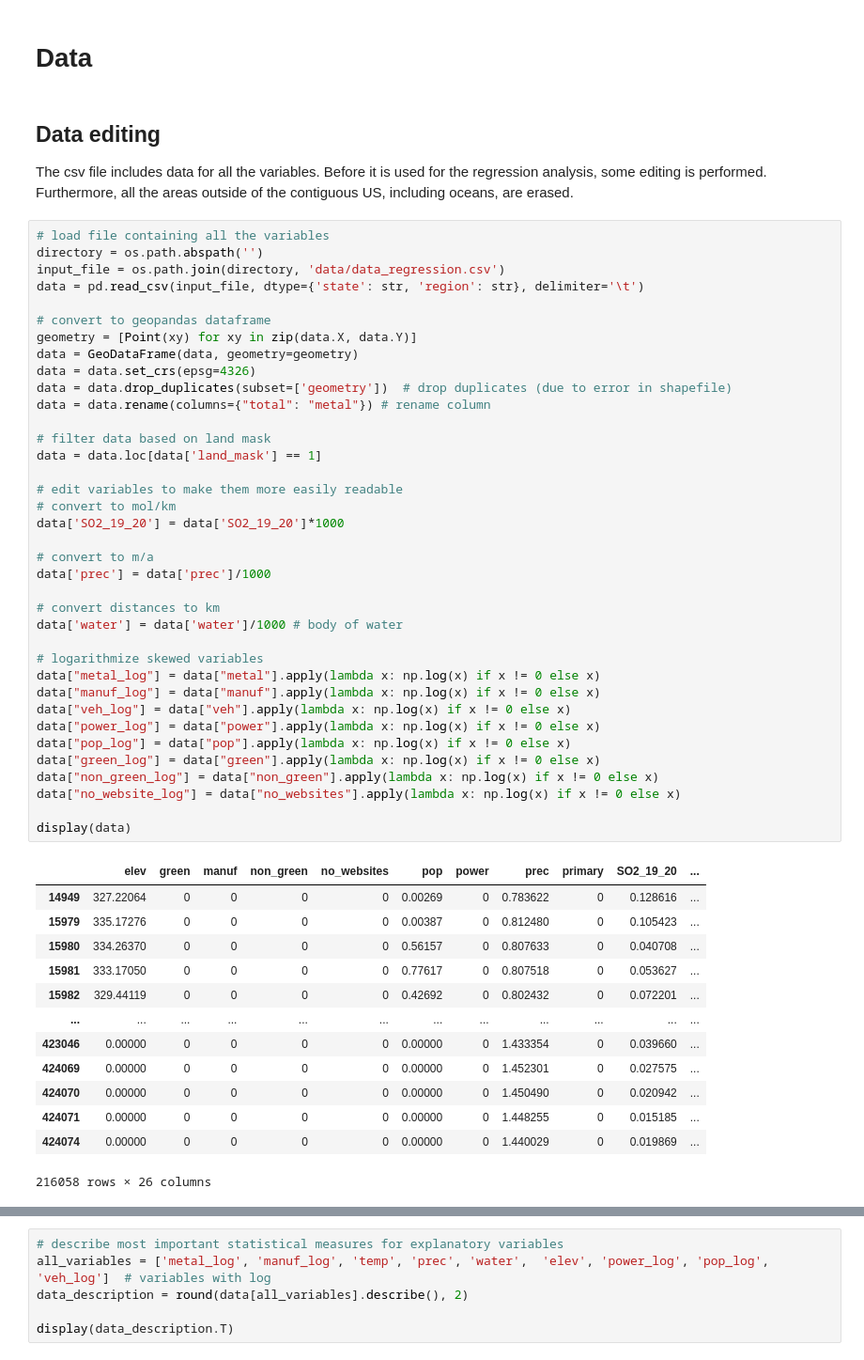
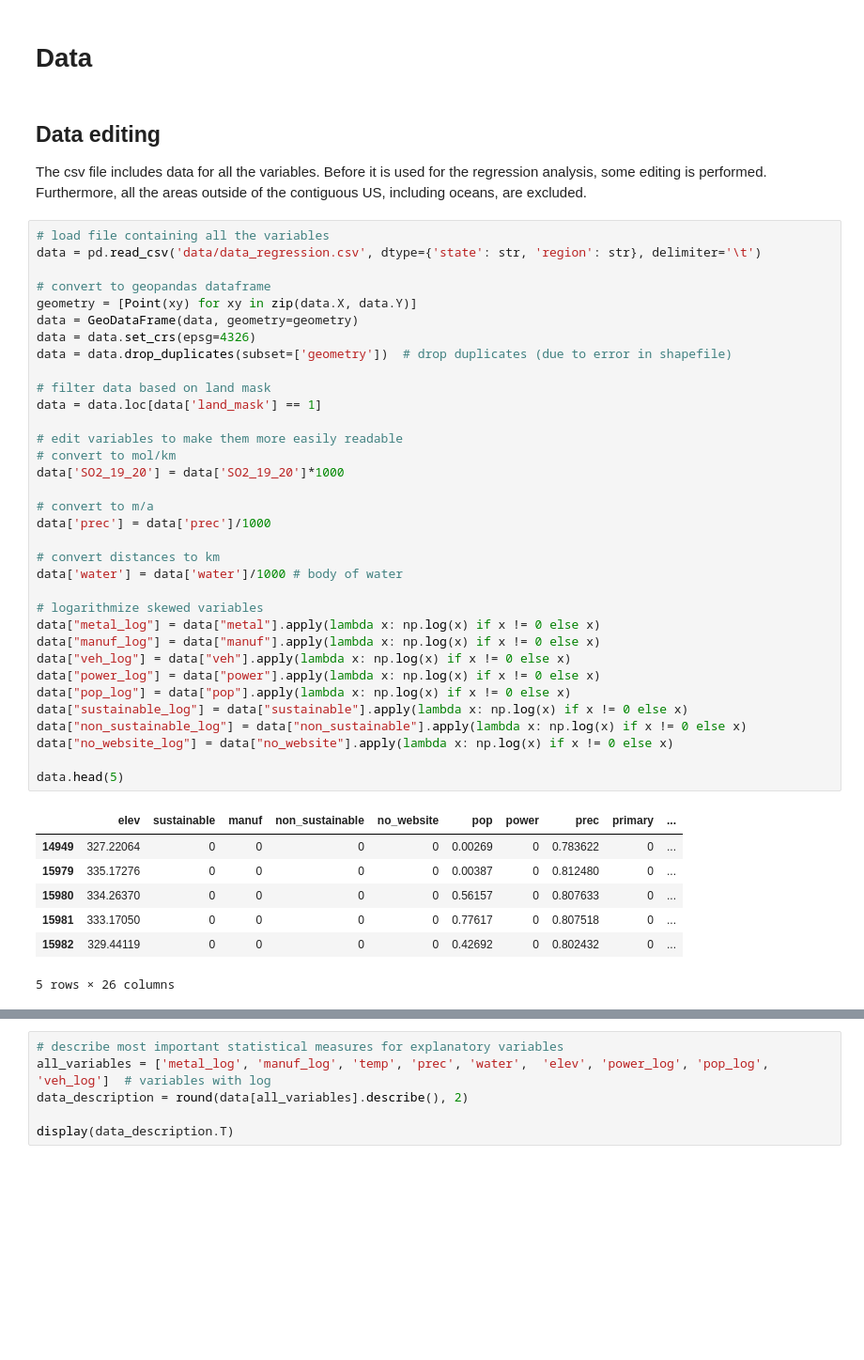
Before and after one commit to cordoba27/US-metal_greenwashing, a Jupyter notebook: Regression analysis.ipynb, the cells around one changed output, grey strips where cells are left out. Shown at 94% size. Cells and saved outputs as stored; diff of their text form; blank space fills up the shorter version.

```diff
--- a/Regression analysis.ipynb
+++ b/Regression analysis.ipynb
@@ -24,57 +24,48 @@ import diagnostics
 # Data
 # %% [markdown]
 ## Data editing
-The csv file includes data for all the variables. Before it is used for the regression analysis, some editing is performed. Furthermore, all the areas outside of the contiguous US, including oceans, are erased.
+The csv file includes data for all the variables. Before it is used for the regression analysis, some editing is performed. Furthermore, all the areas outside of the contiguous US, including oceans, are excluded.
 # %%
 # load file containing all the variables
-directory = os.path.abspath('')
-input_file = os.path.join(directory, 'data/data_regression.csv')
-data = pd.read_csv(input_file, dtype={'state': str, 'region': str}, delimiter='\t')
+data = pd.read_csv('data/data_regression.csv', dtype={'state': str, 'region': str}, delimiter='\t')
 
 # convert to geopandas dataframe
 geometry = [Point(xy) for xy in zip(data.X, data.Y)]
 data = GeoDataFrame(data, geometry=geometry)
 data = data.set_crs(epsg=4326)
 data = data.drop_duplicates(subset=['geometry'])  # drop duplicates (due to error in shapefile)
-data = data.rename(columns={"total": "metal"}) # rename column
 
 # filter data based on land mask
 data = data.loc[data['land_mask'] == 1]
 
 # edit variables to make them more easily readable
 # convert to mol/km
 data['SO2_19_20'] = data['SO2_19_20']*1000
 
 # convert to m/a
 data['prec'] = data['prec']/1000
 
 # convert distances to km
 data['water'] = data['water']/1000 # body of water
 
 # logarithmize skewed variables
 data["metal_log"] = data["metal"].apply(lambda x: np.log(x) if x != 0 else x)
 data["manuf_log"] = data["manuf"].apply(lambda x: np.log(x) if x != 0 else x)
 data["veh_log"] = data["veh"].apply(lambda x: np.log(x) if x != 0 else x)
 data["power_log"] = data["power"].apply(lambda x: np.log(x) if x != 0 else x)
 data["pop_log"] = data["pop"].apply(lambda x: np.log(x) if x != 0 else x)
-data["green_log"] = data["green"].apply(lambda x: np.log(x) if x != 0 else x)
-data["non_green_log"] = data["non_green"].apply(lambda x: np.log(x) if x != 0 else x)
-data["no_website_log"] = data["no_websites"].apply(lambda x: np.log(x) if x != 0 else x)
+data["sustainable_log"] = data["sustainable"].apply(lambda x: np.log(x) if x != 0 else x)
+data["non_sustainable_log"] = data["non_sustainable"].apply(lambda x: np.log(x) if x != 0 else x)
+data["no_website_log"] = data["no_website"].apply(lambda x: np.log(x) if x != 0 else x)
 
-display(data)
+data.head(5)
 # %% [output]
-|  | elev | green | manuf | non_green | no_websites | pop | power | prec | primary | SO2_19_20 | ... |
-| 14949 | 327.22064 | 0 | 0 | 0 | 0 | 0.00269 | 0 | 0.783622 | 0 | 0.128616 | ... |
-| 15979 | 335.17276 | 0 | 0 | 0 | 0 | 0.00387 | 0 | 0.812480 | 0 | 0.105423 | ... |
-| 15980 | 334.26370 | 0 | 0 | 0 | 0 | 0.56157 | 0 | 0.807633 | 0 | 0.040708 | ... |
-| 15981 | 333.17050 | 0 | 0 | 0 | 0 | 0.77617 | 0 | 0.807518 | 0 | 0.053627 | ... |
-| 15982 | 329.44119 | 0 | 0 | 0 | 0 | 0.42692 | 0 | 0.802432 | 0 | 0.072201 | ... |
-| ... | ... | ... | ... | ... | ... | ... | ... | ... | ... | ... | ... |
-| 423046 | 0.00000 | 0 | 0 | 0 | 0 | 0.00000 | 0 | 1.433354 | 0 | 0.039660 | ... |
-| 424069 | 0.00000 | 0 | 0 | 0 | 0 | 0.00000 | 0 | 1.452301 | 0 | 0.027575 | ... |
-| 424070 | 0.00000 | 0 | 0 | 0 | 0 | 0.00000 | 0 | 1.450490 | 0 | 0.020942 | ... |
-| 424071 | 0.00000 | 0 | 0 | 0 | 0 | 0.00000 | 0 | 1.448255 | 0 | 0.015185 | ... |
-| 424074 | 0.00000 | 0 | 0 | 0 | 0 | 0.00000 | 0 | 1.440029 | 0 | 0.019869 | ... |
+|  | elev | sustainable | manuf | non_sustainable | no_website | pop | power | prec | primary | ... |
+| 14949 | 327.22064 | 0 | 0 | 0 | 0 | 0.00269 | 0 | 0.783622 | 0 | ... |
+| 15979 | 335.17276 | 0 | 0 | 0 | 0 | 0.00387 | 0 | 0.812480 | 0 | ... |
+| 15980 | 334.26370 | 0 | 0 | 0 | 0 | 0.56157 | 0 | 0.807633 | 0 | ... |
+| 15981 | 333.17050 | 0 | 0 | 0 | 0 | 0.77617 | 0 | 0.807518 | 0 | ... |
+| 15982 | 329.44119 | 0 | 0 | 0 | 0 | 0.42692 | 0 | 0.802432 | 0 | ... |
-216058 rows × 26 columns
+5 rows × 26 columns
 # %% [markdown]
 ## Data exploration
```
Also changed, not shown: parts of 26 cells of this notebook, 2 other files.
